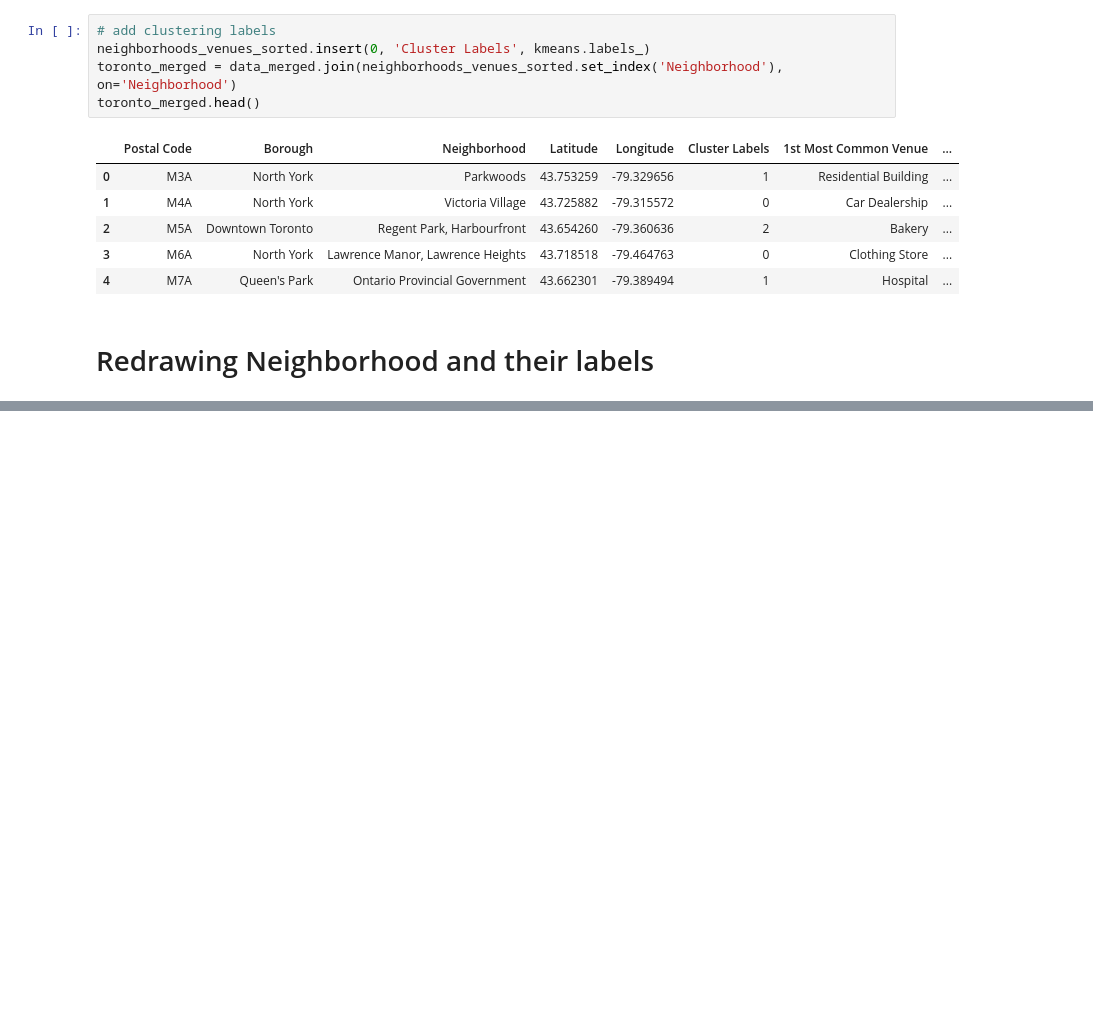
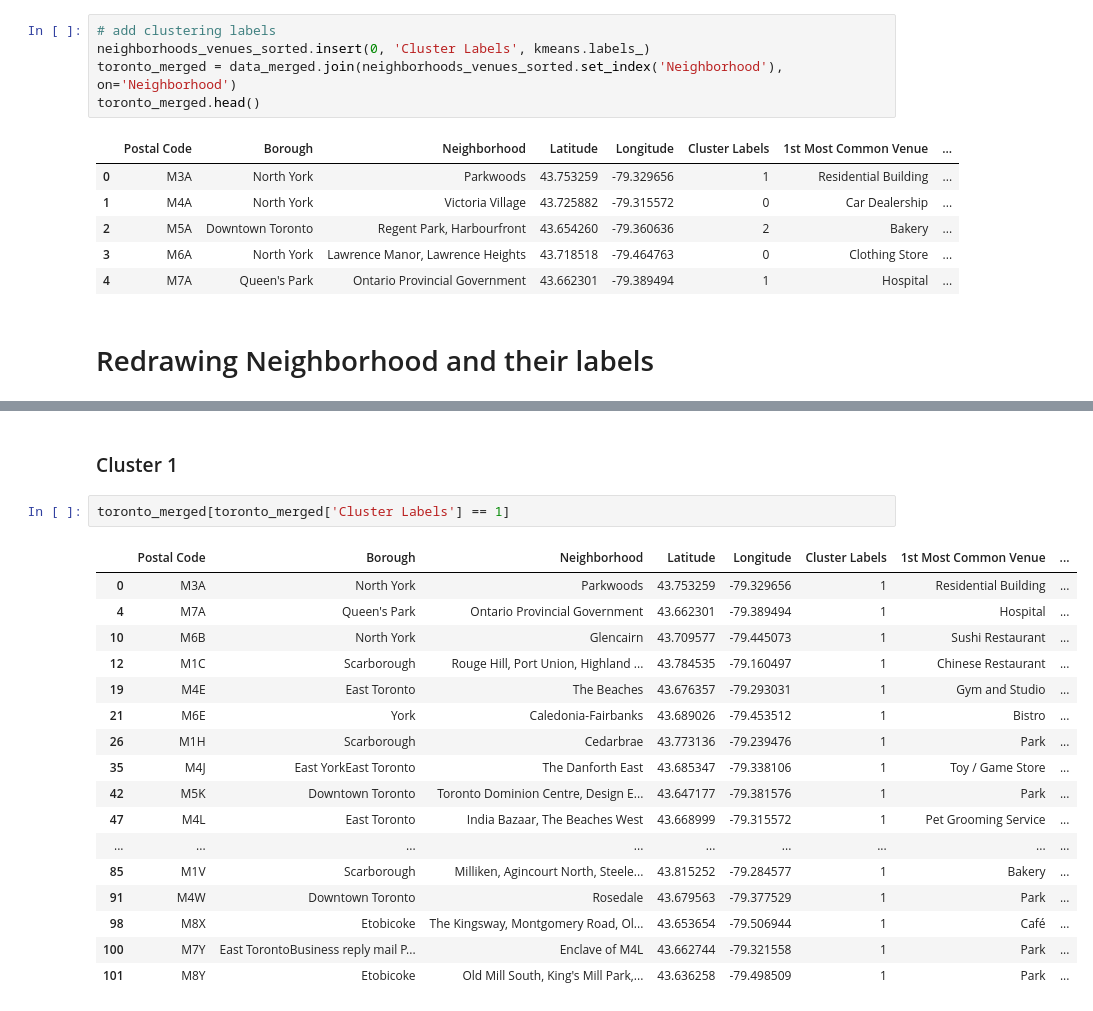
Before and after one commit to joseduno/Coursera_Capstone, a Jupyter notebook: Week 3.ipynb, the cells around one changed output, grey strips where cells are left out. Cells and saved outputs as stored; diff of their text form; blank space fills up the shorter version.

Commit message:
Published from Watson Studio.

```diff
--- a/Week 3.ipynb
+++ b/Week 3.ipynb
@@ -411,0 +432,22 @@ map_clusters
+# %% [markdown]
+### Cluster 1
+# %%
+toronto_merged[toronto_merged['Cluster Labels'] == 1]
+# %% [output]
+|  | Postal Code | Borough | Neighborhood | Latitude | Longitude | Cluster Labels | 1st Most Common Venue | ... |
+| 0 | M3A | North York | Parkwoods | 43.753259 | -79.329656 | 1 | Residential Building | ... |
+| 4 | M7A | Queen's Park | Ontario Provincial Government | 43.662301 | -79.389494 | 1 | Hospital | ... |
+| 10 | M6B | North York | Glencairn | 43.709577 | -79.445073 | 1 | Sushi Restaurant | ... |
+| 12 | M1C | Scarborough | Rouge Hill, Port Union, Highland ... | 43.784535 | -79.160497 | 1 | Chinese Restaurant | ... |
+| 19 | M4E | East Toronto | The Beaches | 43.676357 | -79.293031 | 1 | Gym and Studio | ... |
+| 21 | M6E | York | Caledonia-Fairbanks | 43.689026 | -79.453512 | 1 | Bistro | ... |
+| 26 | M1H | Scarborough | Cedarbrae | 43.773136 | -79.239476 | 1 | Park | ... |
+| 35 | M4J | East YorkEast Toronto | The Danforth East | 43.685347 | -79.338106 | 1 | Toy / Game Store | ... |
+| 42 | M5K | Downtown Toronto | Toronto Dominion Centre, Design E... | 43.647177 | -79.381576 | 1 | Park | ... |
+| 47 | M4L | East Toronto | India Bazaar, The Beaches West | 43.668999 | -79.315572 | 1 | Pet Grooming Service | ... |
+| ... | ... | ... | ... | ... | ... | ... | ... | ... |
+| 85 | M1V | Scarborough | Milliken, Agincourt North, Steele... | 43.815252 | -79.284577 | 1 | Bakery | ... |
+| 91 | M4W | Downtown Toronto | Rosedale | 43.679563 | -79.377529 | 1 | Park | ... |
+| 98 | M8X | Etobicoke | The Kingsway, Montgomery Road, Ol... | 43.653654 | -79.506944 | 1 | Café | ... |
+| 100 | M7Y | East TorontoBusiness reply mail P... | Enclave of M4L | 43.662744 | -79.321558 | 1 | Park | ... |
+| 101 | M8Y | Etobicoke | Old Mill South, King's Mill Park,... | 43.636258 | -79.498509 | 1 | Park | ... |
```
Also changed, not shown: parts of 9 cells of this notebook.
